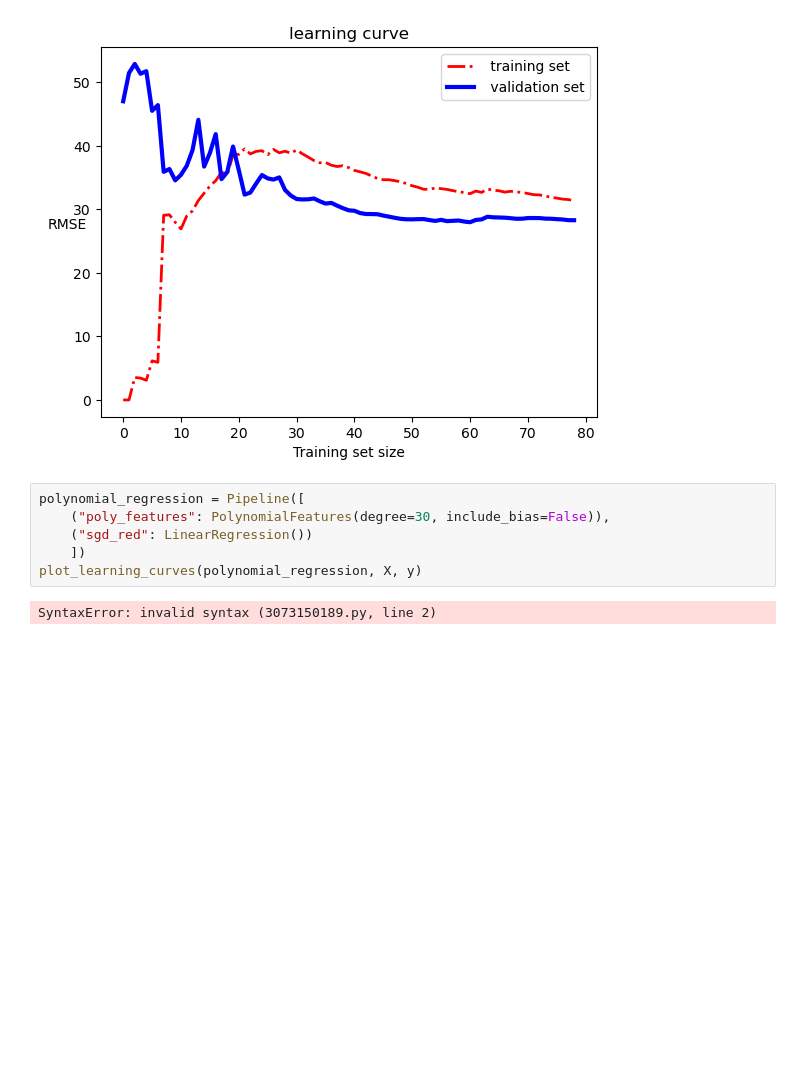
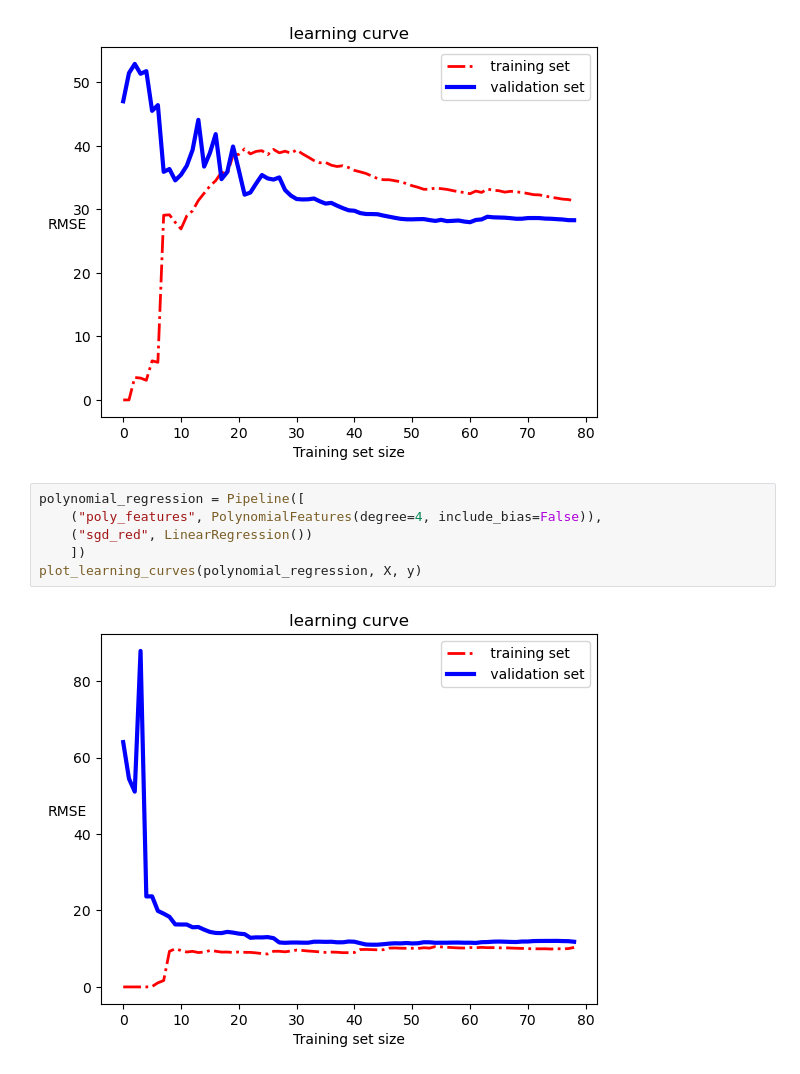
Before and after one commit to ChauserMondieu/machine_learning, a Jupyter notebook: chapters/training_model.ipynb, the cells around one changed output. Saved outputs shown, nothing was run; the diff lists cells and outputs as text; blank space fills up the shorter version.

```diff
--- a/chapters/training_model.ipynb
+++ b/chapters/training_model.ipynb
@@ -263,9 +263,9 @@ plot_learning_curves(lin_reg, X, y)
 [figure]
 # %%
 polynomial_regression = Pipeline([
-    ("poly_features": PolynomialFeatures(degree=30, include_bias=False)),
-    ("sgd_red": LinearRegression())
+    ("poly_features", PolynomialFeatures(degree=4, include_bias=False)),
+    ("sgd_red", LinearRegression())
     ])
 plot_learning_curves(polynomial_regression, X, y)
 # %% [output]
-SyntaxError: invalid syntax (3073150189.py, line 2)
+[figure, added]
```
Also changed, not shown: parts of 5 cells of this notebook.
